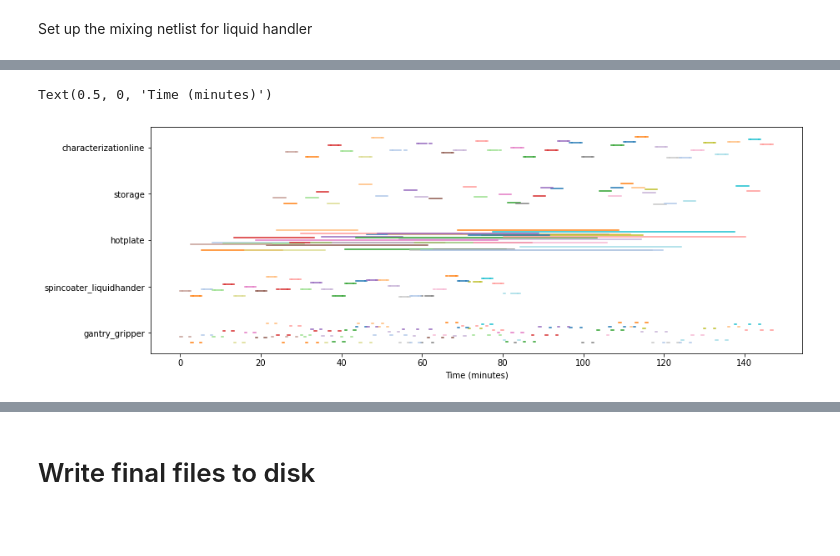
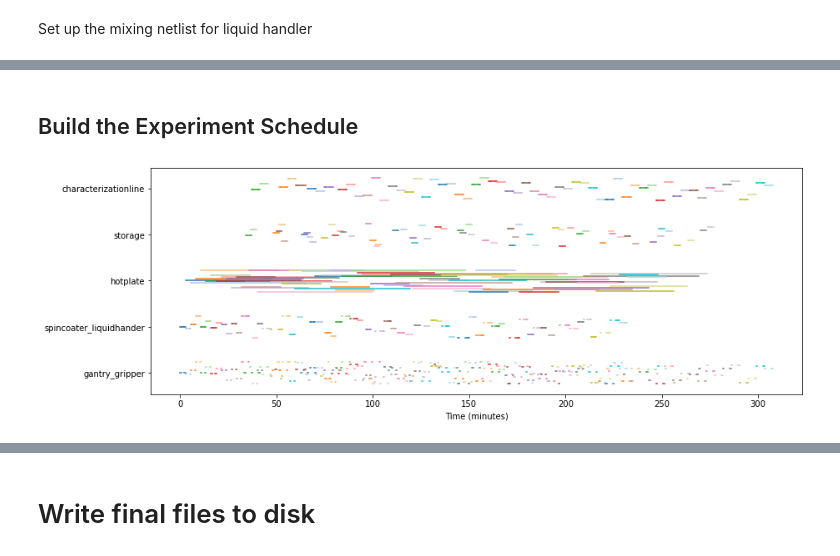
Before and after one commit to fenning-research-group/PASCAL, a Jupyter notebook: frgpascal/experimentaldesign/20210703 Planning Phase.ipynb, the cells around one changed output, grey strips where cells are left out. Cells and saved outputs as stored; diff of their text form; code cells hidden in the pictures; blank space fills up the shorter version.

Commit message:
experiment planning with most functions separate

```diff
--- a/frgpascal/experimentaldesign/20210703 Planning Phase.ipynb
+++ b/frgpascal/experimentaldesign/20210703 Planning Phase.ipynb
@@ -152,5 +45,5 @@ def finalize_sample_list(sample_list, solution_map):
 # %%
-available_trays = [
+sample_trays = [
     SampleTray(
         name='Tray1',
         version='storage_v1',
@@ -252,6 +307,6 @@ anneal_recipes = [
 # %%
 samples = build_sample_list(
-    available_trays = available_trays,
+    available_trays = sample_trays,
     input_substrates = input_substrates,
     target_solutions = target_solutions,
     spincoat_recipes=spincoat_recipes,
@@ -702,0 +434,2 @@ class Scheduler:
+# %% [markdown]
+## Build the Experiment Schedule
@@ -703,9 +439,11 @@ class Scheduler:
 # %%
 scheduler = Scheduler(
-    workers=workers,
-    tasks=tasks,
+    samples=samples,
     spanning_tasks = [
         (StorageToSpincoater, SpincoaterToHotplate),
         (StorageToCharacterization, CharacterizationToStorage),
     ] #these tasks spanning each pair must be done in sequence per sample
 )
+scheduler.solve(5) #argument defines how long (s) to work on finding a solution
+# %% [output]
+[figure, added]
@@ -714,20 +450 @@ scheduler.solve(5)
-# %%
-plt.figure(figsize=(14,5))
-
-for idx, (sample, tasklist) in enumerate(scheduler.tasks.items()):
-    color = plt.cm.tab20(idx%20)
-    offset = np.random.random()*0.5 - 0.25
-    for t in tasklist:
-        for w in t.workers:
-            y = [scheduler.workers.index(w) + offset]*2
-            x = [scheduler.solver.Value(t.start_var)/60, scheduler.solver.Value(t.end_var)/60]
-            plt.plot(x,y, color=color)
-
-plt.yticks(range(len(scheduler.workers)), labels=[w.name for w in scheduler.workers])
-plt.xlabel('Time (minutes)')
-# plt.xlim(left=0)
-# plt.xlim(70,100)
-# %% [output]
-Text(0.5, 0, 'Time (minutes)')
-[figure, removed]
 # %%
```
Also changed, not shown: parts of 48 cells of this notebook, 13 other files.
